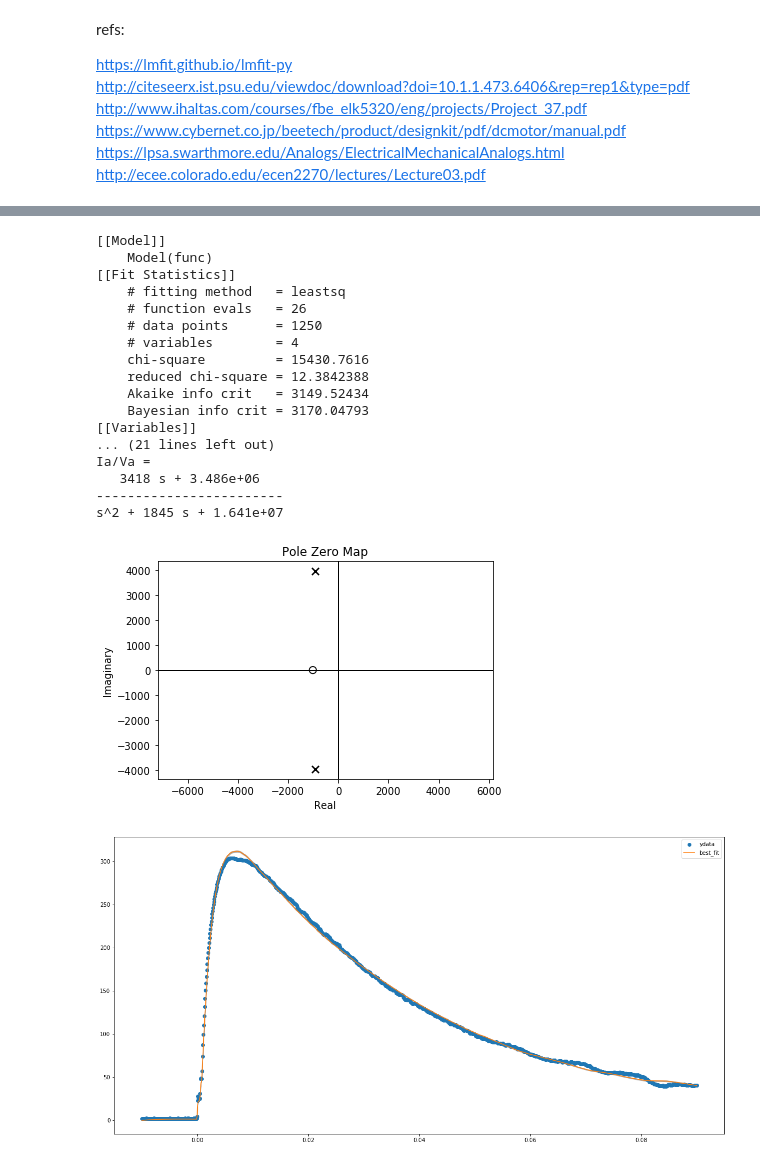
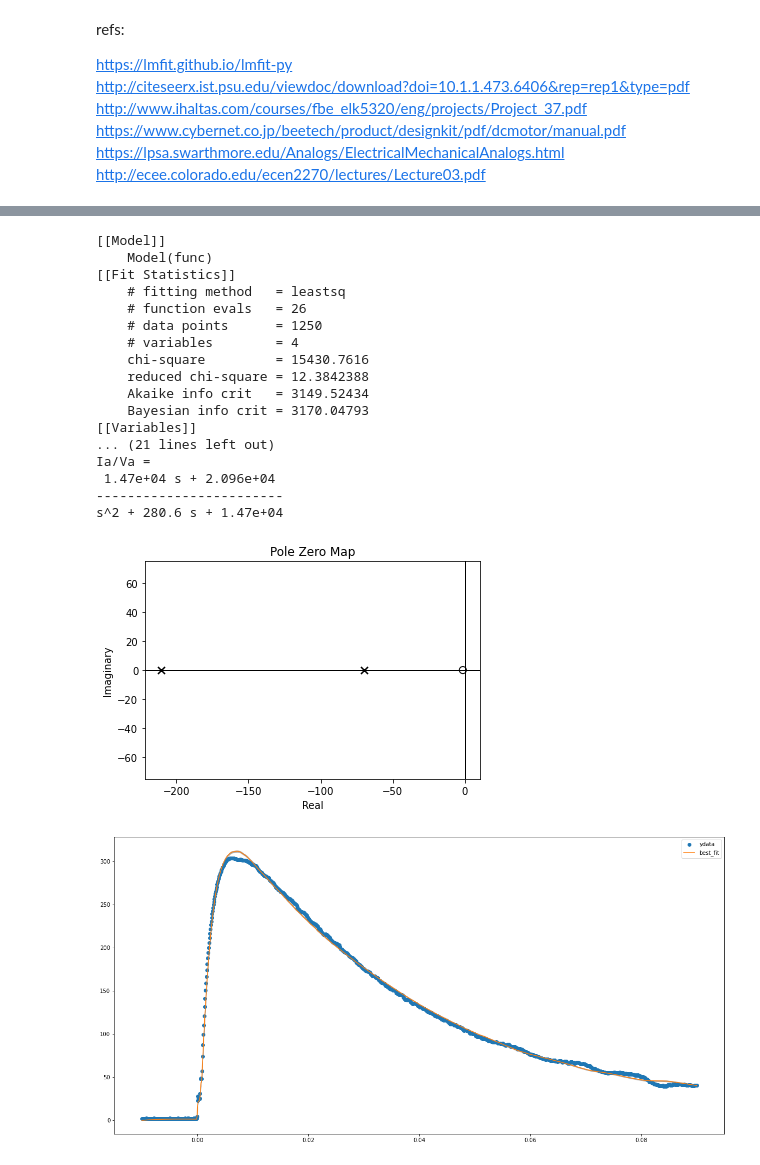
Before and after one commit to ZeniteSolar/MAM21, a Jupyter notebook: simulations/Models/Motor/pmdc_fitting.ipynb, the cells around one changed output, grey strips where cells are left out. Saved outputs shown, nothing was run; the diff lists cells and outputs as text; code cells hidden in the pictures.

```diff
--- a/simulations/Models/Motor/pmdc_fitting.ipynb
+++ b/simulations/Models/Motor/pmdc_fitting.ipynb
@@ -406,12 +406,12 @@ params
 | kt | 0.10000000 | 0.1 | 0.09000000 | 0.11000000 | False |
 # %%
-def print_spice_model_parameters(result_hf):
-    Ra = result_hf.params['Ra'].value
-    La = result_hf.params['La'].value
-    B = result_hf.params['B'].value
-    J = result_hf.params['J'].value
-    kv = result_hf.params['kv'].value
-    kt = result_hf.params['kt'].value
+def print_spice_model_parameters(result):
+    Ra = result.params['Ra'].value
+    La = result.params['La'].value
+    B = result.params['B'].value
+    J = result.params['J'].value
+    kv = result.params['kv'].value
+    kt = result.params['kt'].value
 
     print('Parameter for SPICE: model')
     print(f'.param Ra = {Ra}')
@@ -421,13 +421,13 @@ def print_spice_model_parameters(result_hf):
     print(f'.param kv = {kv}')
     print(f'.param kt = {kt}')
 
-def get_and_print_sys_model(result_hf):
-    Ra = result_hf.params['Ra'].value
-    La = result_hf.params['La'].value
-    B = result_hf.params['B'].value
-    J = result_hf.params['J'].value
-    kv = result_hf.params['kv'].value
-    kt = result_hf.params['kt'].value
+def get_and_print_sys_model(result):
+    Ra = result.params['Ra'].value
+    La = result.params['La'].value
+    B = result.params['B'].value
+    J = result.params['J'].value
+    kv = result.params['kv'].value
+    kt = result.params['kt'].value
 
     sys_motor = motor(Ra, La, B, J, kv, kt)
     print(f'\nIa/Va = {sys_motor}')
@@ -590,38 +590,38 @@ time = time_lf
 result_lf = model.fit(ydata_lf, params=params, Va=xdata_lf)
 
 print(result_lf.fit_report())
-print_spice_model_parameters(result_hf)
-get_and_print_sys_model(result_hf)
+print_spice_model_parameters(result_lf)
+get_and_print_sys_model(result_lf)
 
 plt.figure(figsize=(20, 10))
 plt.plot(time_lf, ydata_lf, 'o', label='ydata')
 # plt.plot(time_lf, result_lf.init_fit, 'k--', label='init_fit')
 plt.plot(time_lf, result_lf.best_fit, '-', label='best_fit')
 dely = result_lf.eval_uncertainty(sigma=3)
 plt.fill_between(time_lf, result_lf.best_fit-dely, result_lf.best_fit+dely, color="#ABABAB")
 plt.legend()
 plt.show()
 
 result_lf.plot(fig_kws=dict(figsize=(20,10)));
 # %% [output]
 [[Model]]
     Model(func)
 [[Fit Statistics]]
     # fitting method   = leastsq
     # function evals   = 26
     # data points      = 1250
     # variables        = 4
     chi-square         = 15430.7616
     reduced chi-square = 12.3842388
     Akaike info crit   = 3149.52434
     Bayesian info crit = 3170.04793
 [[Variables]]
 ... (21 lines left out)
 Ia/Va =
-   3418 s + 3.486e+06
+ 1.47e+04 s + 2.096e+04
 ------------------------
-s^2 + 1845 s + 1.641e+07
+s^2 + 280.6 s + 1.47e+04
-[figure, old version]
+[figure, new version]
 [figure]
 [figure]
 # %%
```
Also changed, not shown: parts of 4 cells of this notebook, 48 other files.
